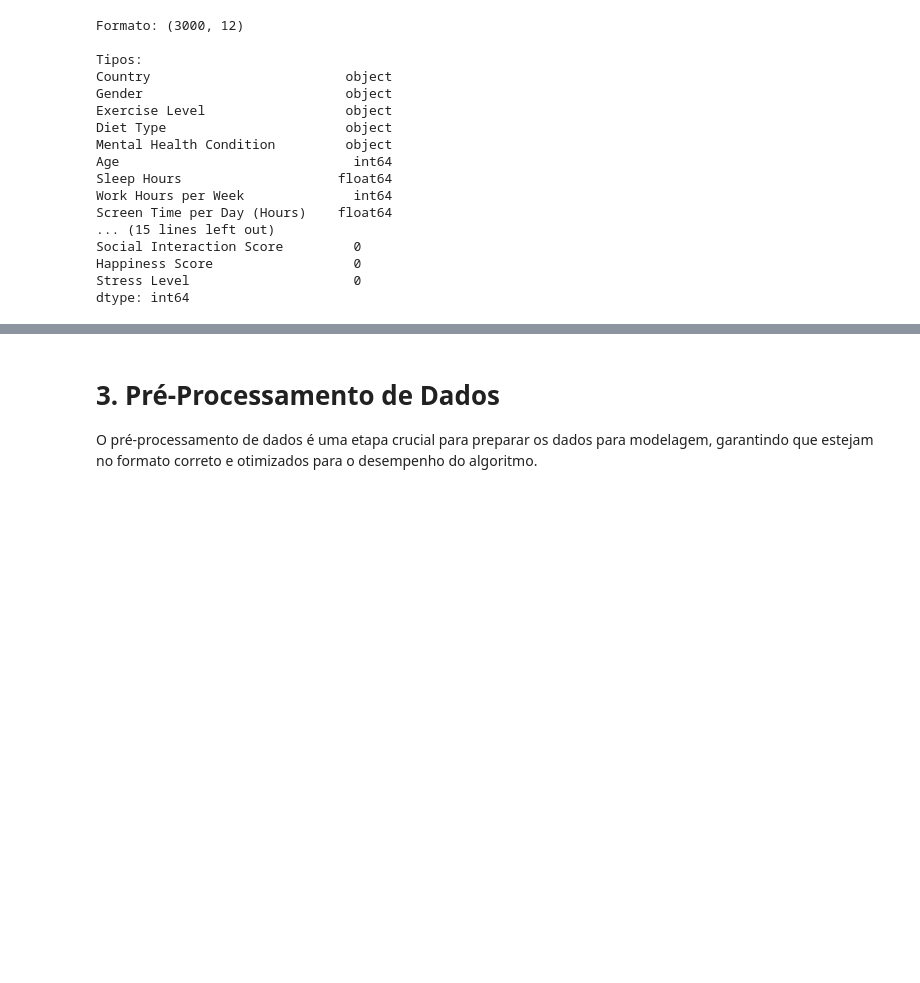
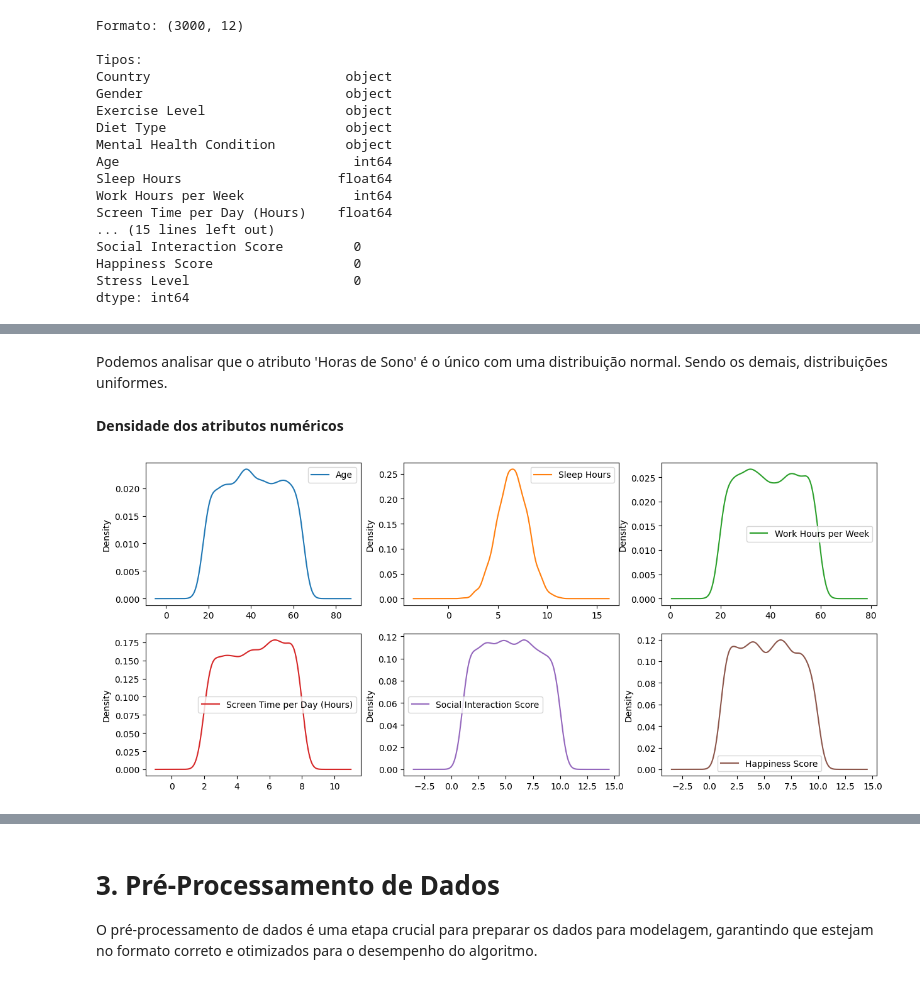
Before and after one commit to hugocfrias/MVP-Machine-Learning, a Jupyter notebook: MVP_Machine_Learning.ipynb, the cells around one changed output, grey strips where cells are left out. Cells and saved outputs as stored; diff of their text form; code cells hidden in the pictures; blank space fills up the shorter version.

```diff
--- a/MVP_Machine_Learning.ipynb
+++ b/MVP_Machine_Learning.ipynb
@@ -164,0 +256,10 @@ dtype: int64
+# %% [markdown]
+Podemos analisar que o atributo 'Horas de Sono' é o único com uma distribuição normal. Sendo os demais, distribuições uniformes.
+# %% [markdown]
+**Densidade dos atributos numéricos**
+# %%
+# Densidade Variáveis Numéricas
+df.plot(kind = 'density', subplots = True, layout = (3,3), sharex = False, figsize = (15,10))
+plt.show()
+# %% [output]
+[figure, added]
```
Also changed, not shown: parts of 21 cells of this notebook.
